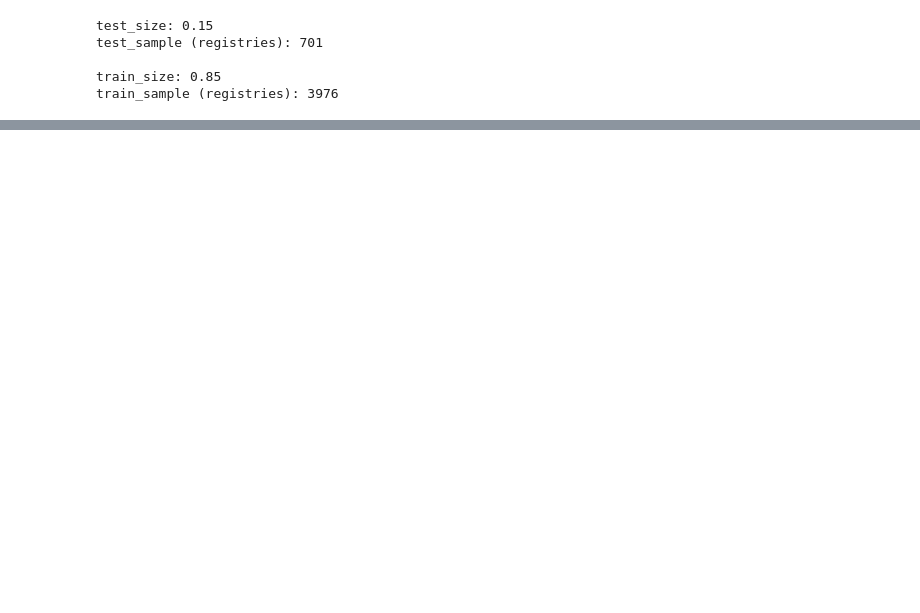
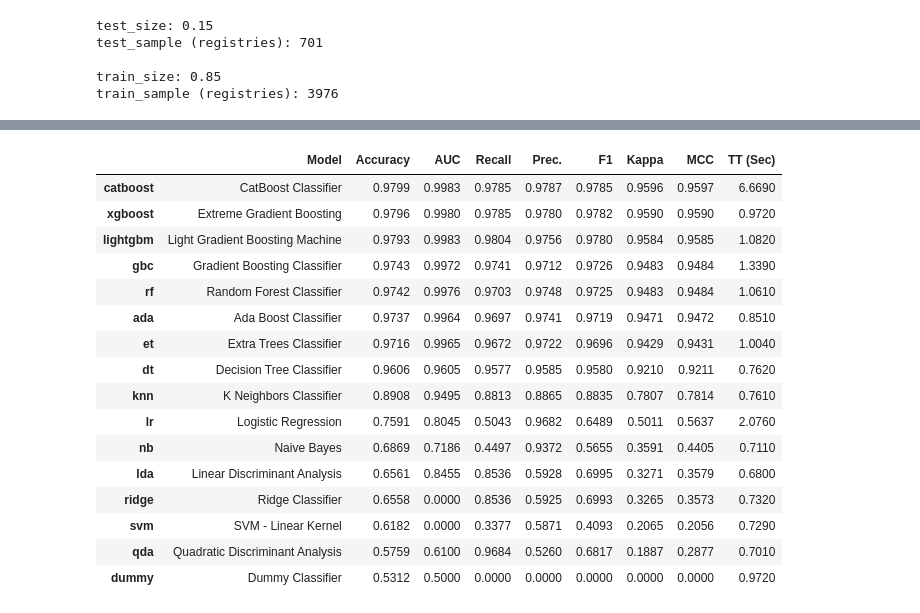
Before and after one commit to henriquetsu/ethereum_laundering, a Jupyter notebook: notebooks/01-business_and_data_understanding_ethereum_v1-suto.ipynb, the cells around one changed output, grey strips where cells are left out. Cells and saved outputs as stored; diff of their text form; code cells hidden in the pictures; blank space fills up the shorter version.

Commit message:
:construction: WIP Analysing categorical features.

```diff
--- a/notebooks/01-business_and_data_understanding_ethereum_v1-suto.ipynb
+++ b/notebooks/01-business_and_data_understanding_ethereum_v1-suto.ipynb
@@ -352,0 +469,3 @@ exp.plot_model(best, plot='feature')
+# %%
+best = exp.compare_models()
+# %% [output]
@@ -352,0 +473,17 @@ exp.plot_model(best, plot='feature')
+|  | Model | Accuracy | AUC | Recall | Prec. | F1 | Kappa | MCC | TT (Sec) |
+| catboost | CatBoost Classifier | 0.9799 | 0.9983 | 0.9785 | 0.9787 | 0.9785 | 0.9596 | 0.9597 | 6.6690 |
+| xgboost | Extreme Gradient Boosting | 0.9796 | 0.9980 | 0.9785 | 0.9780 | 0.9782 | 0.9590 | 0.9590 | 0.9720 |
+| lightgbm | Light Gradient Boosting Machine | 0.9793 | 0.9983 | 0.9804 | 0.9756 | 0.9780 | 0.9584 | 0.9585 | 1.0820 |
+| gbc | Gradient Boosting Classifier | 0.9743 | 0.9972 | 0.9741 | 0.9712 | 0.9726 | 0.9483 | 0.9484 | 1.3390 |
+| rf | Random Forest Classifier | 0.9742 | 0.9976 | 0.9703 | 0.9748 | 0.9725 | 0.9483 | 0.9484 | 1.0610 |
+| ada | Ada Boost Classifier | 0.9737 | 0.9964 | 0.9697 | 0.9741 | 0.9719 | 0.9471 | 0.9472 | 0.8510 |
+| et | Extra Trees Classifier | 0.9716 | 0.9965 | 0.9672 | 0.9722 | 0.9696 | 0.9429 | 0.9431 | 1.0040 |
+| dt | Decision Tree Classifier | 0.9606 | 0.9605 | 0.9577 | 0.9585 | 0.9580 | 0.9210 | 0.9211 | 0.7620 |
+| knn | K Neighbors Classifier | 0.8908 | 0.9495 | 0.8813 | 0.8865 | 0.8835 | 0.7807 | 0.7814 | 0.7610 |
+| lr | Logistic Regression | 0.7591 | 0.8045 | 0.5043 | 0.9682 | 0.6489 | 0.5011 | 0.5637 | 2.0760 |
+| nb | Naive Bayes | 0.6869 | 0.7186 | 0.4497 | 0.9372 | 0.5655 | 0.3591 | 0.4405 | 0.7110 |
+| lda | Linear Discriminant Analysis | 0.6561 | 0.8455 | 0.8536 | 0.5928 | 0.6995 | 0.3271 | 0.3579 | 0.6800 |
+| ridge | Ridge Classifier | 0.6558 | 0.0000 | 0.8536 | 0.5925 | 0.6993 | 0.3265 | 0.3573 | 0.7320 |
+| svm | SVM - Linear Kernel | 0.6182 | 0.0000 | 0.3377 | 0.5871 | 0.4093 | 0.2065 | 0.2056 | 0.7290 |
+| qda | Quadratic Discriminant Analysis | 0.5759 | 0.6100 | 0.9684 | 0.5260 | 0.6817 | 0.1887 | 0.2877 | 0.7010 |
+| dummy | Dummy Classifier | 0.5312 | 0.5000 | 0.0000 | 0.0000 | 0.0000 | 0.0000 | 0.0000 | 0.9720 |
```
Also changed, not shown: parts of 20 cells of this notebook, 4 other files.
